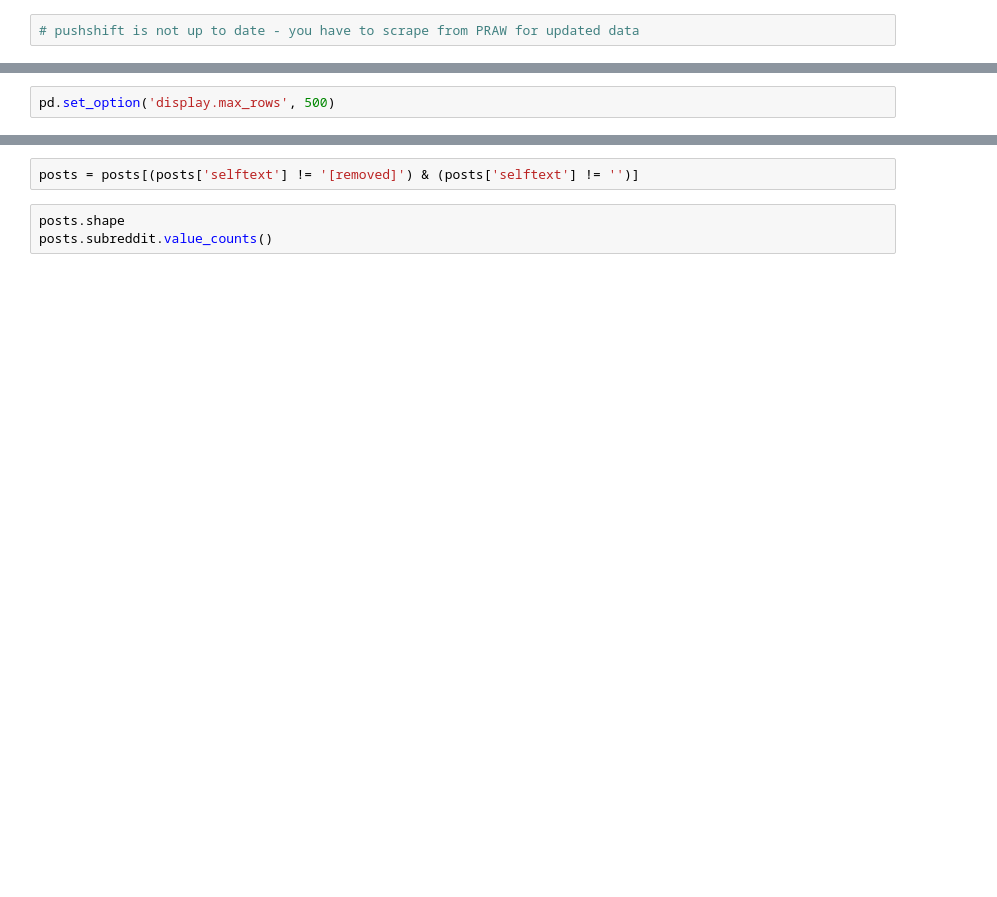
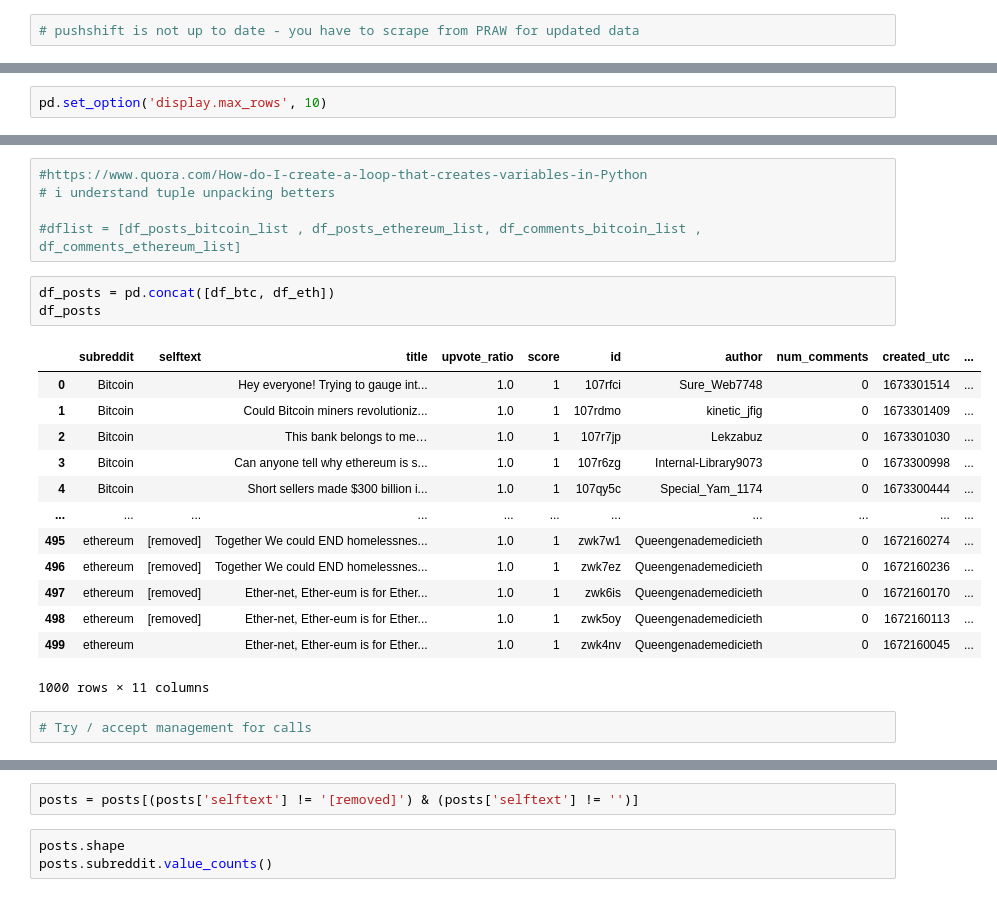
Before and after one commit to ssaurbier/subreddit_nlp, a Jupyter notebook: pushshift.ipynb, the cells around one changed output, grey strips where cells are left out. Cells and saved outputs as stored; diff of their text form; blank space fills up the shorter version.

```diff
--- a/pushshift.ipynb
+++ b/pushshift.ipynb
@@ -77,2 +10,0 @@ SyntaxError: invalid syntax (<string>, line 1)
-# %%
-pd.set_option('display.max_rows', 500)
@@ -88,0 +17,2 @@ posts.shape
+# %%
+pd.set_option('display.max_rows', 10)
@@ -88,0 +156,24 @@ posts.shape
+# %%
+#https://www.quora.com/How-do-I-create-a-loop-that-creates-variables-in-Python
+# i understand tuple unpacking betters
+
+#dflist = [df_posts_bitcoin_list , df_posts_ethereum_list, df_comments_bitcoin_list , df_comments_ethereum_list]
+# %%
+df_posts = pd.concat([df_btc, df_eth])
+df_posts
+# %% [output]
+|  | subreddit | selftext | title | upvote_ratio | score | id | author | num_comments | created_utc | ... |
+| 0 | Bitcoin |  | Hey everyone! Trying to gauge int... | 1.0 | 1 | 107rfci | Sure_Web7748 | 0 | 1673301514 | ... |
+| 1 | Bitcoin |  | Could Bitcoin miners revolutioniz... | 1.0 | 1 | 107rdmo | kinetic_jfig | 0 | 1673301409 | ... |
+| 2 | Bitcoin |  | This bank belongs to me… | 1.0 | 1 | 107r7jp | Lekzabuz | 0 | 1673301030 | ... |
+| 3 | Bitcoin |  | Can anyone tell why ethereum is s... | 1.0 | 1 | 107r6zg | Internal-Library9073 | 0 | 1673300998 | ... |
+| 4 | Bitcoin |  | Short sellers made $300 billion i... | 1.0 | 1 | 107qy5c | Special_Yam_1174 | 0 | 1673300444 | ... |
+| ... | ... | ... | ... | ... | ... | ... | ... | ... | ... | ... |
+| 495 | ethereum | [removed] | Together We could END homelessnes... | 1.0 | 1 | zwk7w1 | Queengenademedicieth | 0 | 1672160274 | ... |
+| 496 | ethereum | [removed] | Together We could END homelessnes... | 1.0 | 1 | zwk7ez | Queengenademedicieth | 0 | 1672160236 | ... |
+| 497 | ethereum | [removed] | Ether-net, Ether-eum is for Ether... | 1.0 | 1 | zwk6is | Queengenademedicieth | 0 | 1672160170 | ... |
+| 498 | ethereum | [removed] | Ether-net, Ether-eum is for Ether... | 1.0 | 1 | zwk5oy | Queengenademedicieth | 0 | 1672160113 | ... |
+| 499 | ethereum |  | Ether-net, Ether-eum is for Ether... | 1.0 | 1 | zwk4nv | Queengenademedicieth | 0 | 1672160045 | ... |
+1000 rows × 11 columns
+# %%
+# Try / accept management for calls
```
Also changed, not shown: parts of 47 cells of this notebook, 2 other files.
